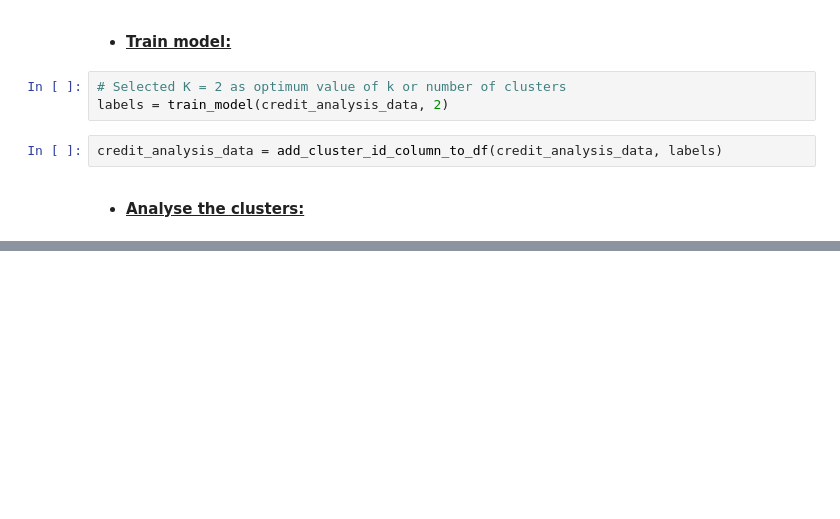
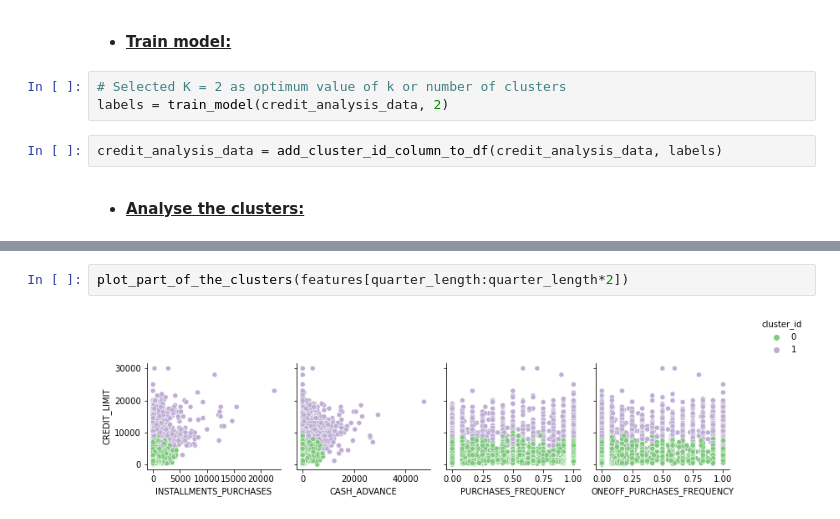
Before and after one commit to eugene-petrash/knn_classification_regression_and_k_means_clustering, a Jupyter notebook: model.ipynb, the cells around one changed output, grey strips where cells are left out. Saved outputs shown, nothing was run; the diff lists cells and outputs as text; blank space fills up the shorter version.

```diff
--- a/model.ipynb
+++ b/model.ipynb
@@ -751,0 +762,4 @@ sns.pairplot(
+# %%
+plot_part_of_the_clusters(features[quarter_length:quarter_length*2])
+# %% [output]
+[figure, added]
```
Also changed, not shown: parts of 13 cells of this notebook.
